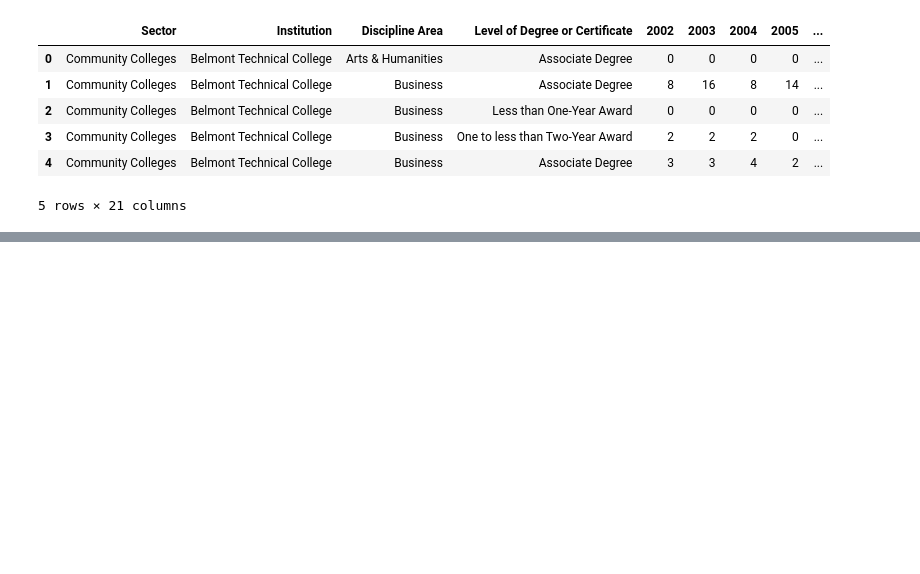
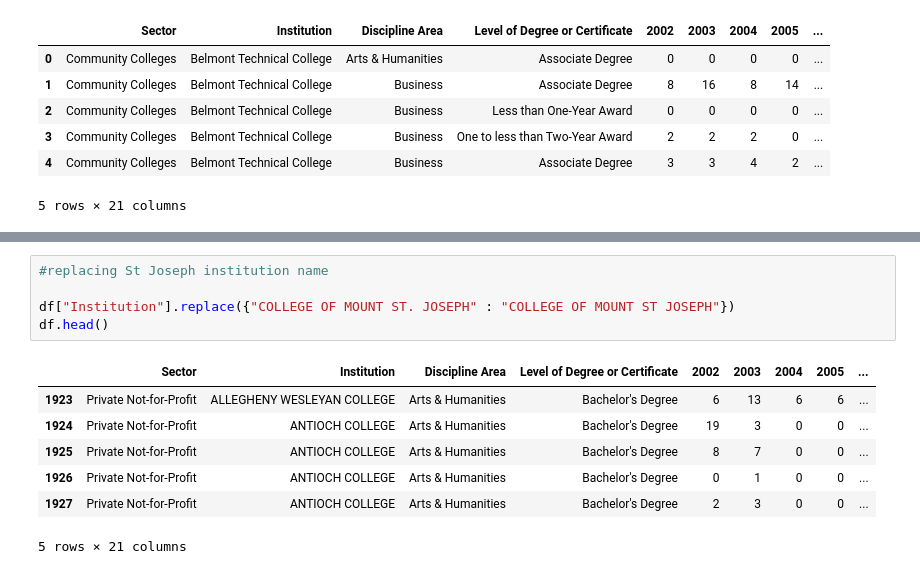
Before and after one commit to AntwonS116/Project-Ohio-College-Analysis, a Jupyter notebook: data.ipynb, the cells around one changed output, grey strips where cells are left out. Saved outputs shown, nothing was run; the diff lists cells and outputs as text; blank space fills up the shorter version.

```diff
--- a/data.ipynb
+++ b/data.ipynb
@@ -52,0 +243,13 @@ df.head()
+# %%
+#replacing St Joseph institution name
+
+df["Institution"].replace({"COLLEGE OF MOUNT ST. JOSEPH" : "COLLEGE OF MOUNT ST JOSEPH"})
+df.head()
+# %% [output]
+|  | Sector | Institution | Discipline Area | Level of Degree or Certificate | 2002 | 2003 | 2004 | 2005 | ... |
+| 1923 | Private Not-for-Profit | ALLEGHENY WESLEYAN COLLEGE | Arts & Humanities | Bachelor's Degree | 6 | 13 | 6 | 6 | ... |
+| 1924 | Private Not-for-Profit | ANTIOCH COLLEGE | Arts & Humanities | Bachelor's Degree | 19 | 3 | 0 | 0 | ... |
+| 1925 | Private Not-for-Profit | ANTIOCH COLLEGE | Arts & Humanities | Bachelor's Degree | 8 | 7 | 0 | 0 | ... |
+| 1926 | Private Not-for-Profit | ANTIOCH COLLEGE | Arts & Humanities | Bachelor's Degree | 0 | 1 | 0 | 0 | ... |
+| 1927 | Private Not-for-Profit | ANTIOCH COLLEGE | Arts & Humanities | Bachelor's Degree | 2 | 3 | 0 | 0 | ... |
+5 rows × 21 columns
```
Also changed, not shown: parts of 22 cells of this notebook, 2 other files.
